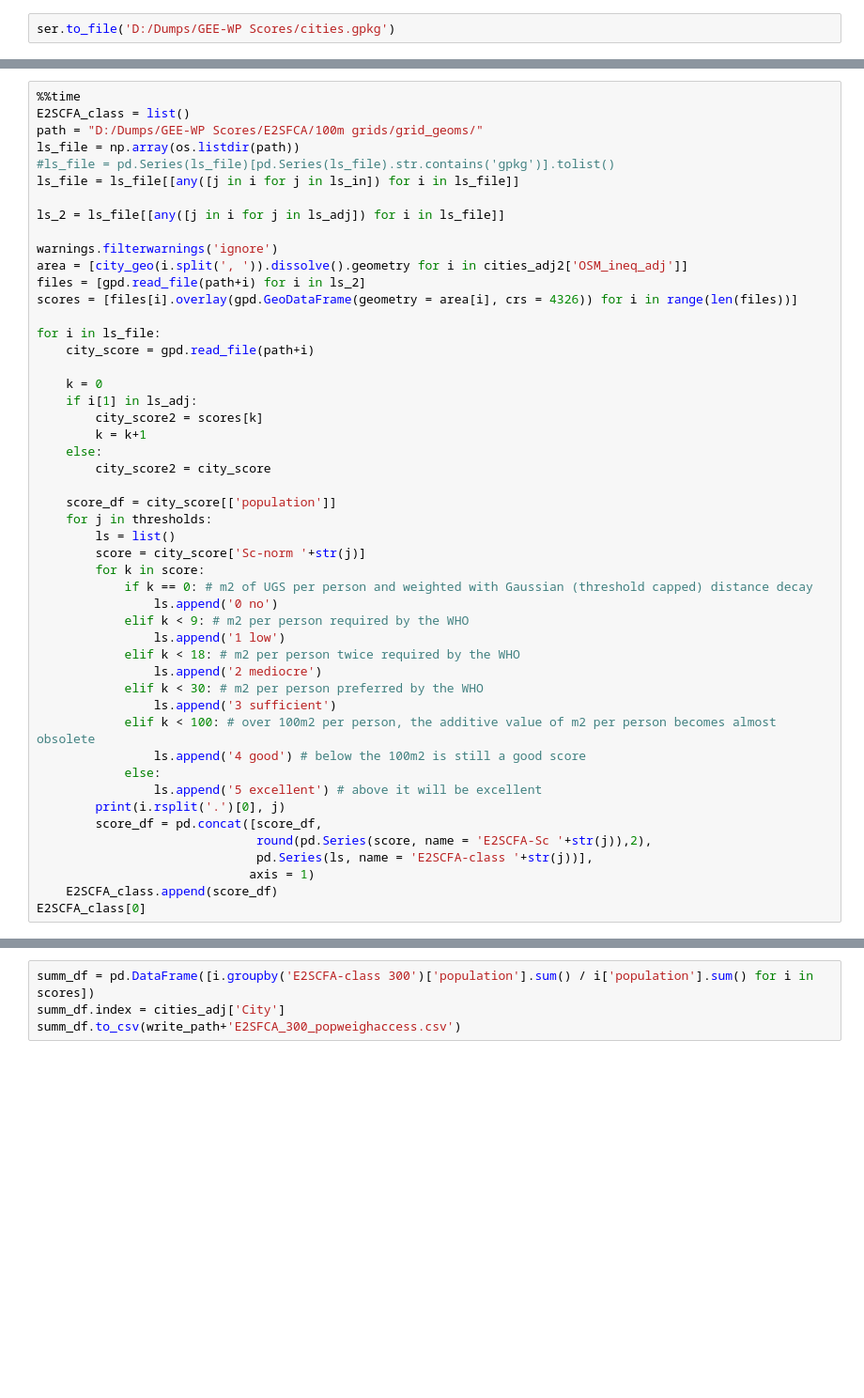
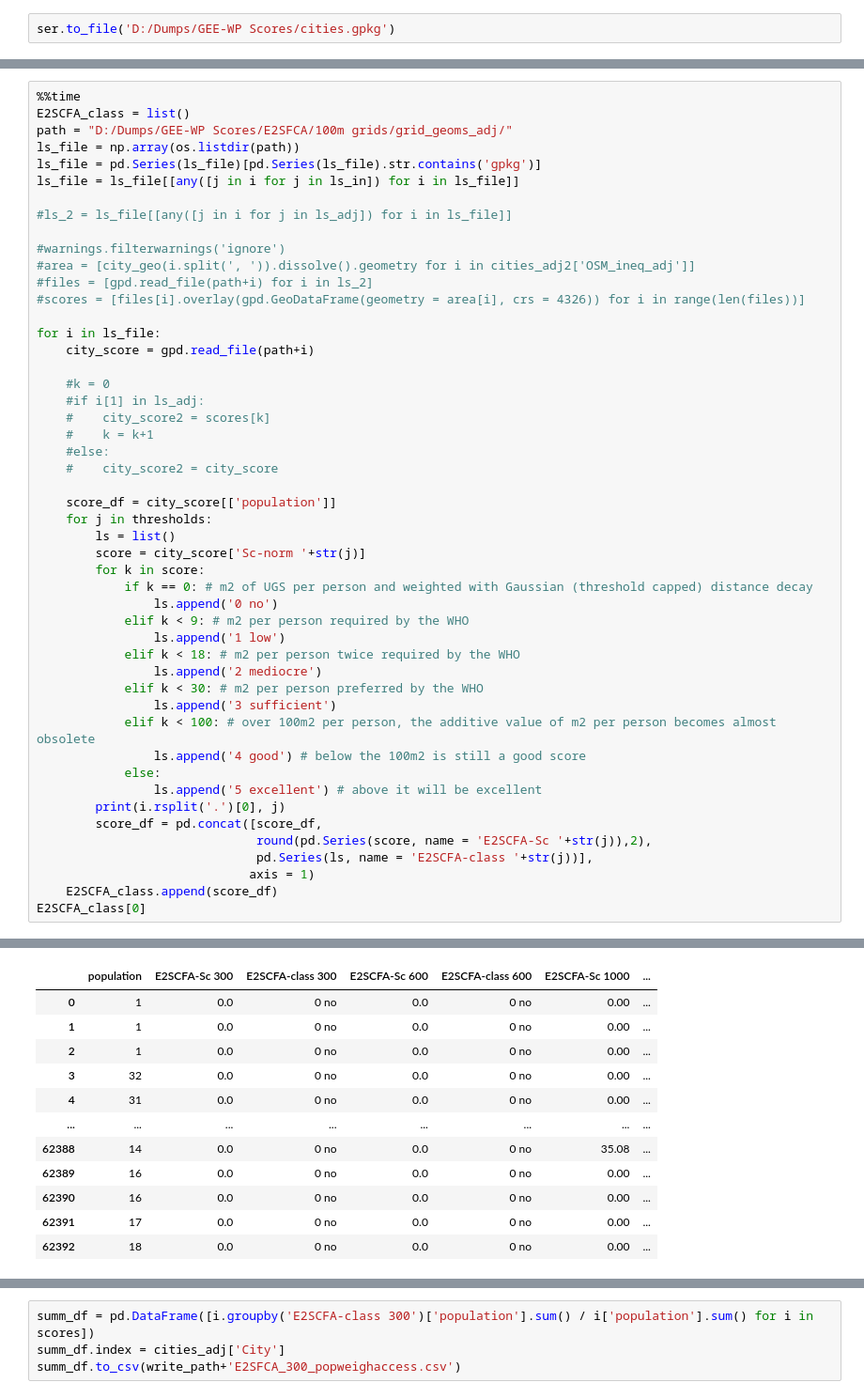
Before and after one commit to Bart-Breekveldt/Urban_Greenspace_Accessibility, a Jupyter notebook: Classification.ipynb, the cells around one changed output, grey strips where cells are left out. Shown: that part at 94% size. Cells and saved outputs as stored; diff of their text form; blank space fills up the shorter version.

```diff
--- a/Classification.ipynb
+++ b/Classification.ipynb
@@ -124,27 +145,27 @@ Guatemala City 1000
 # %%
 %%time
 E2SCFA_class = list()
-path = "D:/Dumps/GEE-WP Scores/E2SFCA/100m grids/grid_geoms/"
+path = "D:/Dumps/GEE-WP Scores/E2SFCA/100m grids/grid_geoms_adj/"
 ls_file = np.array(os.listdir(path))
-#ls_file = pd.Series(ls_file)[pd.Series(ls_file).str.contains('gpkg')].tolist()
+ls_file = pd.Series(ls_file)[pd.Series(ls_file).str.contains('gpkg')]
 ls_file = ls_file[[any([j in i for j in ls_in]) for i in ls_file]]
 
-ls_2 = ls_file[[any([j in i for j in ls_adj]) for i in ls_file]]
+#ls_2 = ls_file[[any([j in i for j in ls_adj]) for i in ls_file]]
 
-warnings.filterwarnings('ignore')
-area = [city_geo(i.split(', ')).dissolve().geometry for i in cities_adj2['OSM_ineq_adj']]
-files = [gpd.read_file(path+i) for i in ls_2]
-scores = [files[i].overlay(gpd.GeoDataFrame(geometry = area[i], crs = 4326)) for i in range(len(files))]
+#warnings.filterwarnings('ignore')
+#area = [city_geo(i.split(', ')).dissolve().geometry for i in cities_adj2['OSM_ineq_adj']]
+#files = [gpd.read_file(path+i) for i in ls_2]
+#scores = [files[i].overlay(gpd.GeoDataFrame(geometry = area[i], crs = 4326)) for i in range(len(files))]
 
 for i in ls_file:
     city_score = gpd.read_file(path+i)
 
-    k = 0
-    if i[1] in ls_adj:
-        city_score2 = scores[k]
-        k = k+1
-    else:
-        city_score2 = city_score
+    #k = 0
+    #if i[1] in ls_adj:
+    #    city_score2 = scores[k]
+    #    k = k+1
+    #else:
+    #    city_score2 = city_score
 
     score_df = city_score[['population']]
     for j in thresholds:
@@ -170,3 +191,4 @@ for i in ls_file:
                              axis = 1)
     E2SCFA_class.append(score_df)
 E2SCFA_class[0]
+# %% [output]
@@ -172,0 +212,12 @@ E2SCFA_class[0]
+|  | population | E2SCFA-Sc 300 | E2SCFA-class 300 | E2SCFA-Sc 600 | E2SCFA-class 600 | E2SCFA-Sc 1000 | ... |
+| 0 | 1 | 0.0 | 0 no | 0.0 | 0 no | 0.00 | ... |
+| 1 | 1 | 0.0 | 0 no | 0.0 | 0 no | 0.00 | ... |
+| 2 | 1 | 0.0 | 0 no | 0.0 | 0 no | 0.00 | ... |
+| 3 | 32 | 0.0 | 0 no | 0.0 | 0 no | 0.00 | ... |
+| 4 | 31 | 0.0 | 0 no | 0.0 | 0 no | 0.00 | ... |
+| ... | ... | ... | ... | ... | ... | ... | ... |
+| 62388 | 14 | 0.0 | 0 no | 0.0 | 0 no | 35.08 | ... |
+| 62389 | 16 | 0.0 | 0 no | 0.0 | 0 no | 0.00 | ... |
+| 62390 | 16 | 0.0 | 0 no | 0.0 | 0 no | 0.00 | ... |
+| 62391 | 17 | 0.0 | 0 no | 0.0 | 0 no | 0.00 | ... |
+| 62392 | 18 | 0.0 | 0 no | 0.0 | 0 no | 0.00 | ... |
```
Also changed, not shown: parts of 20 cells of this notebook, 1 other file.
